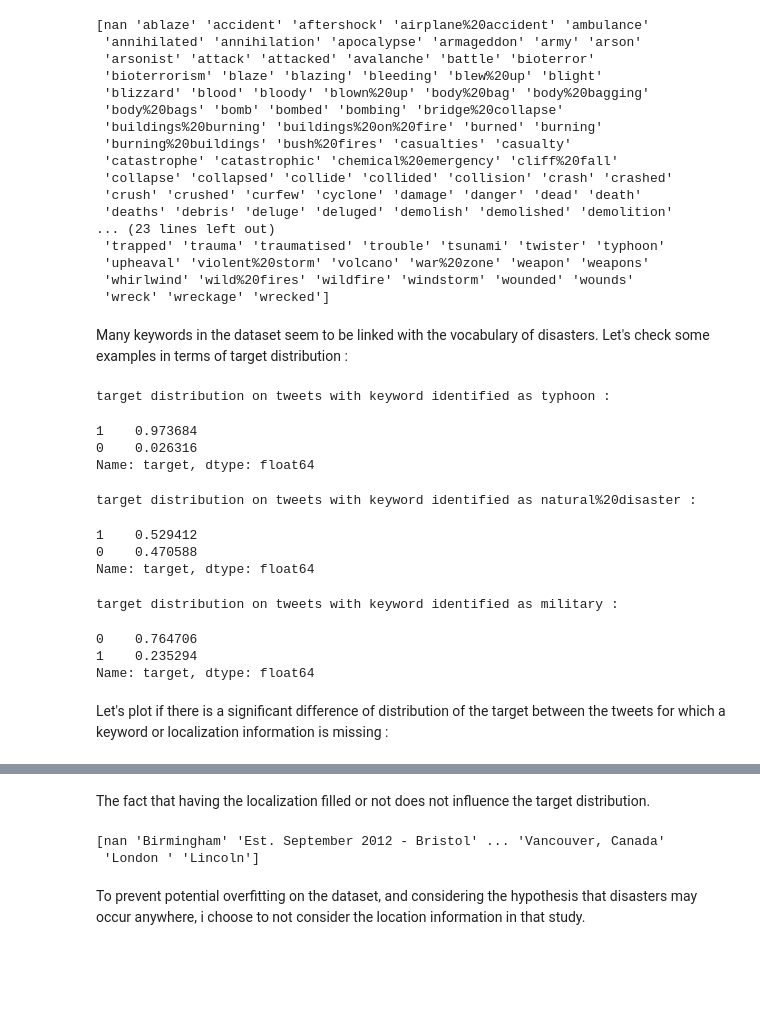
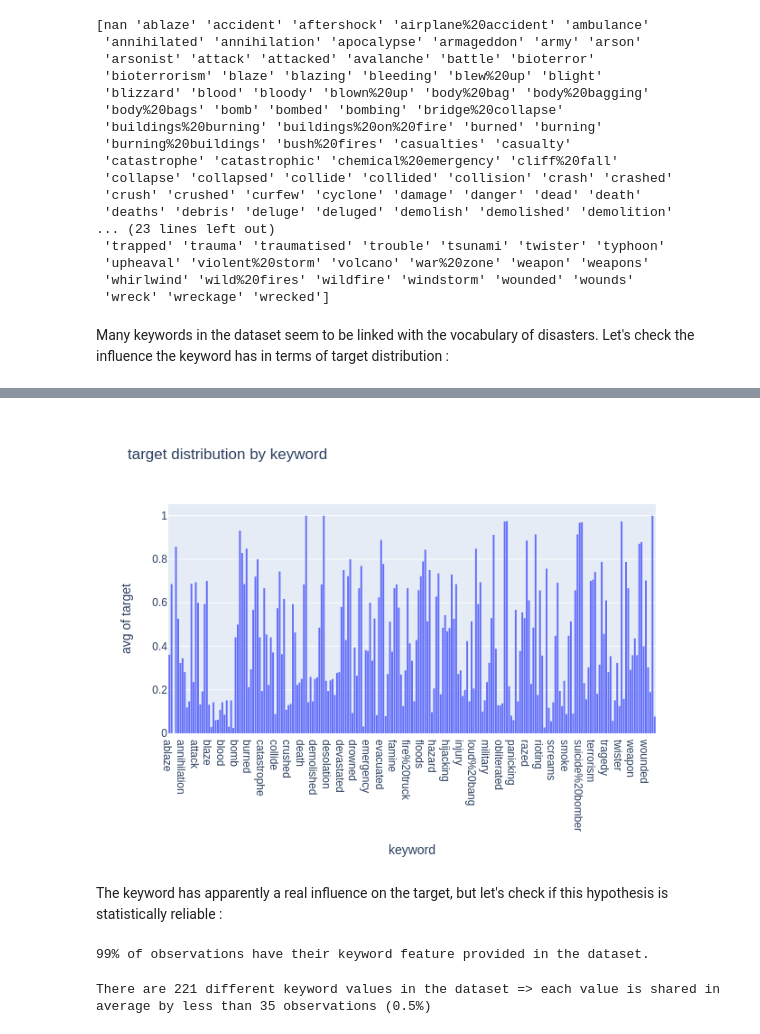
Before and after one commit to Acsts/Deep_Learning_NLP--Disaster_tweets_classification, a Jupyter notebook: Project_Disaster_Tweets.ipynb, the cells around one changed output, grey strips where cells are left out. Cells and saved outputs as stored; diff of their text form; code cells hidden in the pictures; blank space fills up the shorter version.

```diff
--- a/Project_Disaster_Tweets.ipynb
+++ b/Project_Disaster_Tweets.ipynb
@@ -55,36 +127,9 @@ print(df['keyword'].unique())
  'wreck' 'wreckage' 'wrecked']
 # %% [markdown]
 Many keywords in the dataset seem to be linked with the vocabulary of disasters.
-Let's check some examples in terms of target distribution :
+Let's check the influence the keyword has in terms of target distribution :
-# %%
-keyword = 'typhoon'
-print(f"target distribution on tweets with keyword identified as {keyword} : ")
-df[df['keyword'] == keyword]['target'].value_counts()/len(df[df['keyword'] == keyword])
-# %% [output]
-target distribution on tweets with keyword identified as typhoon :
-1    0.973684
-0    0.026316
-Name: target, dtype: float64
-# %%
-keyword = 'natural%20disaster'
-print(f"target distribution on tweets with keyword identified as {keyword} : ")
-df[df['keyword'] == keyword]['target'].value_counts()/len(df[df['keyword'] == keyword])
-# %% [output]
-target distribution on tweets with keyword identified as natural%20disaster :
-1    0.529412
-0    0.470588
-Name: target, dtype: float64
-# %%
-keyword = 'military'
-print(f"target distribution on tweets with keyword identified as {keyword} : ")
-df[df['keyword'] == keyword]['target'].value_counts()/len(df[df['keyword'] == keyword])
-# %% [output]
-target distribution on tweets with keyword identified as military :
-0    0.764706
-1    0.235294
-Name: target, dtype: float64
-# %% [markdown]
-Let's plot if there is a significant difference of distribution of the target between the tweets for which a keyword or localization information is missing :
 # %%
-px.histogram(df, x = df['location'].isna(), y = 'target', histfunc = 'avg')
+keyword_hist = px.histogram(df, x = 'keyword', y = 'target', histfunc = 'avg',
+                            title = "target distribution by keyword")
+keyword_hist.show()
 # %% [output]
@@ -92,9 +136,3 @@ px.histogram(df, x = df['location'].isna(), y = 'target', histfunc = 'avg')
+[figure, added]
-# %% [markdown]
-The fact that having the localization filled or not does not influence the target distribution.
-# %%
-print(df['location'].unique())
-# %% [output]
-[nan 'Birmingham' 'Est. September 2012 - Bristol' ... 'Vancouver, Canada'
- 'London ' 'Lincoln']
-# %% [markdown]
-To prevent potential overfitting on the dataset, and considering the hypothesis that disasters may occur anywhere, i choose to not consider the location information in that study.
+# %% [markdown]
+The keyword has apparently a real influence on the target, but let's check if this hypothesis is statistically reliable :
@@ -100,0 +141,10 @@ To prevent potential overfitting on the dataset, and considering the hypothesis
+# %%
+print(f"{round(len(df_with_keyword)/len(df)*100)}% of observations have their keyword feature provided in the dataset.")
+# %% [output]
+99% of observations have their keyword feature provided in the dataset.
+# %%
+print(f"There are {df['keyword'].nunique()} different keyword values in the dataset => each value is shared in average by less than "\
+      f"{math.ceil(len(df_with_keyword)/df['keyword'].nunique())} observations "\
+      f"({round(1/df['keyword'].nunique()*100,1)}%)")
+# %% [output]
+There are 221 different keyword values in the dataset => each value is shared in average by less than 35 observations (0.5%)
```
Also changed, not shown: parts of 109 cells of this notebook, 3 other files.
